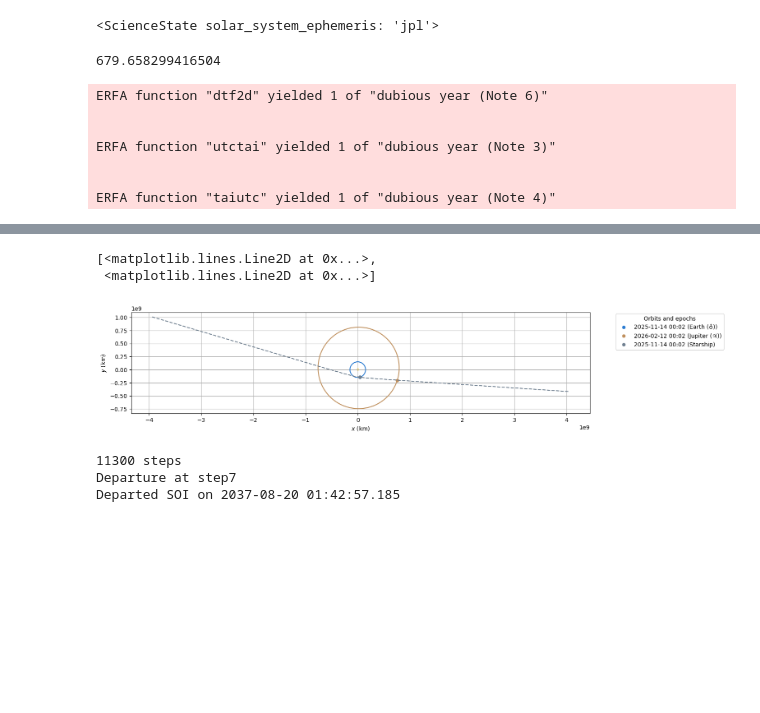
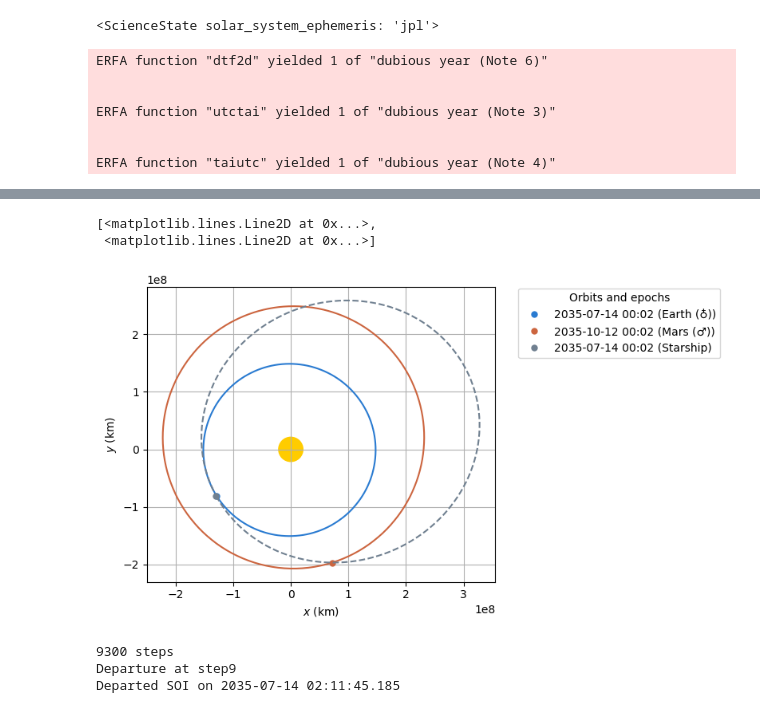
Before and after one commit to jackSN8/mars-3-months, a Jupyter notebook: trajectories/general_trajectory.ipynb, the cells around one changed output, grey strips where cells are left out. Saved outputs shown, nothing was run; the diff lists cells and outputs as text; code cells hidden in the pictures; blank space fills up the shorter version.

```diff
--- a/trajectories/general_trajectory.ipynb
+++ b/trajectories/general_trajectory.ipynb
@@ -25,27 +25,25 @@ solar_system_ephemeris.set("jpl")
 # %% [output]
 <ScienceState solar_system_ephemeris: 'jpl'>
 # %%
-#starship specs
-isp = 380
-dry_mass = 100
-prop_mass = 1200 #tons
-lmo_fuel = 250
+# #starship specs
+# isp = 380
+# dry_mass = 100
+# prop_mass = 1200 #tons
+# lmo_fuel = 250
 
 
-landing_reserve = 500
+# landing_reserve = 500
 
-starship_dv = isp*9.81*math.log((dry_mass+prop_mass)/dry_mass)
-boiloff = 0#0
+# starship_dv = isp*9.81*math.log((dry_mass+prop_mass)/dry_mass)
+# boiloff = 0#0
 
-#for a skimpy 100t starship, only need 20 tons of landing fuel
-print(isp*9.81*math.log((120)/(100)))
+# #for a skimpy 100t starship, only need 20 tons of landing fuel
+# print(isp*9.81*math.log((120)/(100)))
-# %% [output]
-679.658299416504
 # %%
 
 #launch from body_1 to body_2
-body_1 = Earth
-body_2 = Jupiter
+body_1 = Mars
+body_2 = Earth
 
 
 #starship specs
@@ -65,8 +63,8 @@ boiloff = 0#0
 #solve for a minimum ejection DV given a time period
 transitTime = 90*u.day
 resolution = 1*u.day
-start_date = time.Time("2025-02-15 00:01", scale="utc").tdb
-end_date = time.Time("2030-02-17 00:01", scale="utc").tdb
+start_date = time.Time("2034-02-15 00:01", scale="utc").tdb
+end_date = time.Time("2036-02-17 00:01", scale="utc").tdb
 
 ephem_1 = Ephem.from_body(body_1, time_range(start_date, end=end_date+transitTime))
 ephem_2 = Ephem.from_body(body_2, time_range(start_date, end=end_date+transitTime))
@@ -135,6 +133,6 @@ arrival at Jupiter (♃) on 2026-02-12 00:02:09.185
 [<matplotlib.lines.Line2D at 0x...>,
  <matplotlib.lines.Line2D at 0x...>]
-[figure, old version]
+[figure, new version]
 # %%
 #calculate total boiloff during trip
 starship_albedo = 0.1
@@ -173,9 +171,9 @@ for i in range(steps):
 
 print(f"Departed SOI on {soi_change_point}")
 # %% [output]
-11300 steps
-Departure at step7
-Departed SOI on 2037-08-20 01:42:57.185
+9300 steps
+Departure at step9
+Departed SOI on 2035-07-14 02:11:45.185
 # %%
 ss_final = lowest_orb.propagate(soi_change_point-date_launch)
 
```
Also changed, not shown: parts of 4 cells of this notebook, 6 other files.
